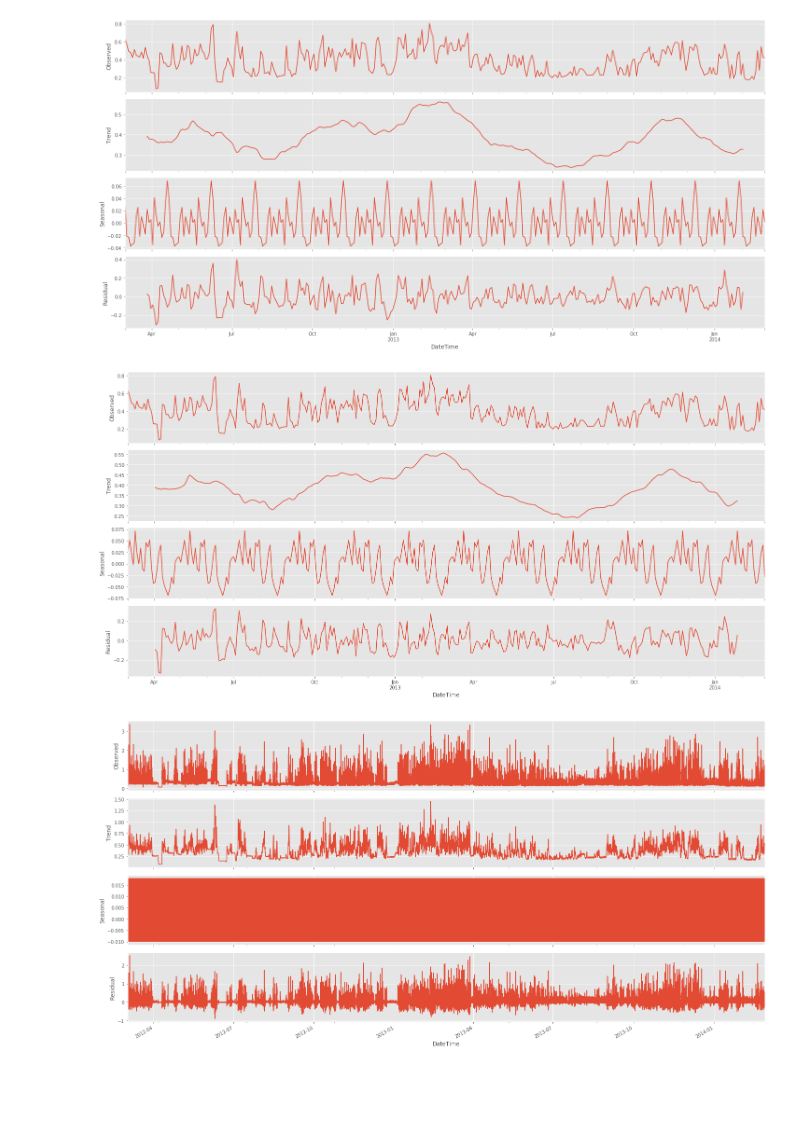
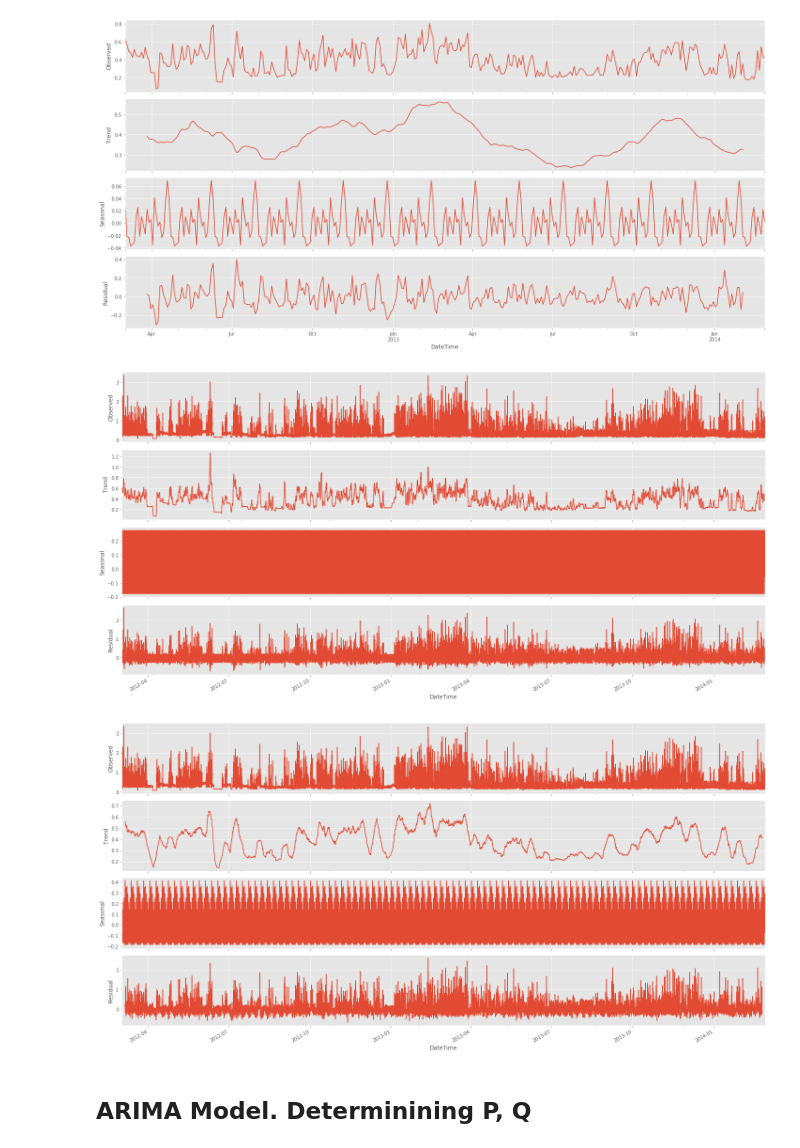
Before and after one commit to wobniarin/Project-Week-8-Final-Project, a Jupyter notebook: your-project/2.JupyterNotebooks/1_Data_Analysis_ML_Model.ipynb, the cells around one changed output. Cells and saved outputs as stored; diff of their text form; code cells hidden in the pictures; blank space fills up the shorter version.

```diff
--- a/your-project/2.JupyterNotebooks/1_Data_Analysis_ML_Model.ipynb
+++ b/your-project/2.JupyterNotebooks/1_Data_Analysis_ML_Model.ipynb
@@ -250,20 +362,21 @@ plt.show()
 [figure]
 # %%
 plt.rcParams["figure.figsize"] = [20, 10]
-decomposed = sm.tsa.seasonal_decompose(resample_3000, freq=30)
+decomposed = sm.tsa.seasonal_decompose(user_291_df['kWh/hh'], freq=48)
 decomposed_plot = decomposed.plot()
 
-#plt.title('AAAAA')
 
 plt.show()
 # %% [output]
-[figure, old version]
+[figure, new version]
 # %%
 plt.rcParams["figure.figsize"] = [20, 10]
-decomposed = sm.tsa.seasonal_decompose(user_291_df['kWh/hh'], freq=30)
+decomposed = sm.tsa.seasonal_decompose(user_291_df['kWh/hh'], freq= 336)
 decomposed_plot = decomposed.plot()
 
 
 plt.show()
 # %% [output]
-[figure, old version]
+[figure, new version]
+# %% [markdown]
+## ARIMA Model. Determinining P, Q
```
Also changed, not shown: parts of 17 cells of this notebook, 1 other file.
